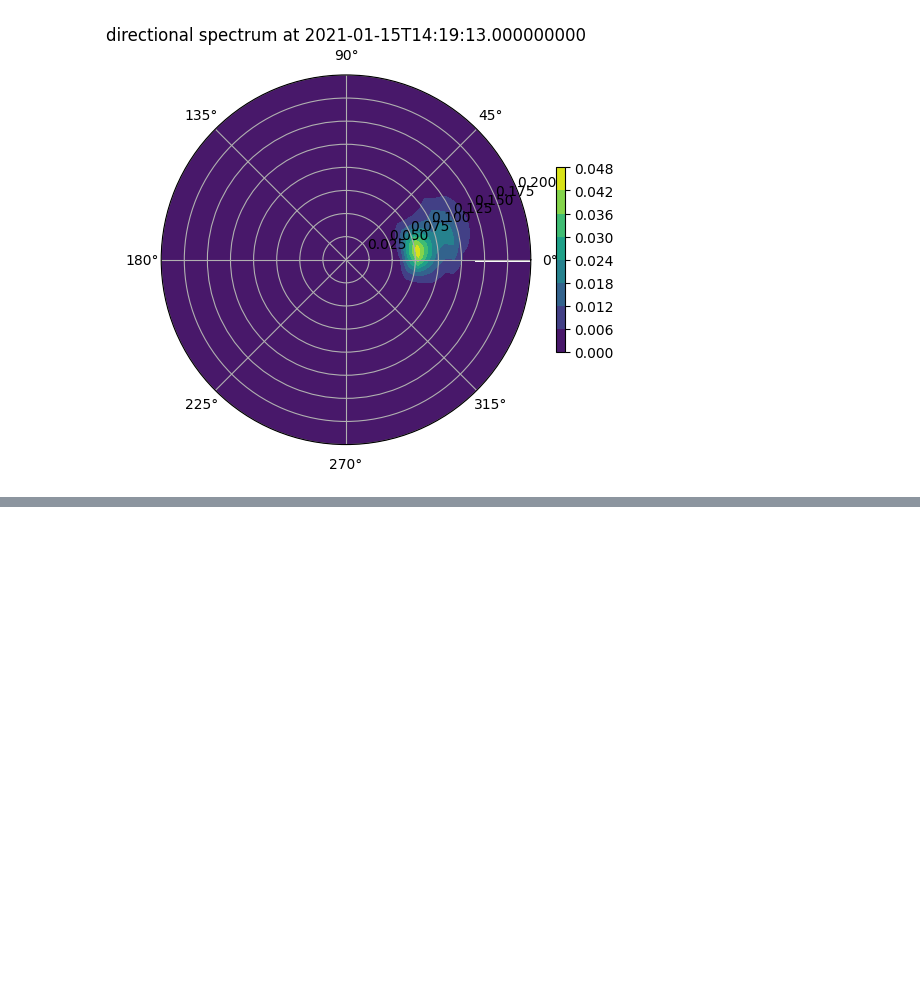
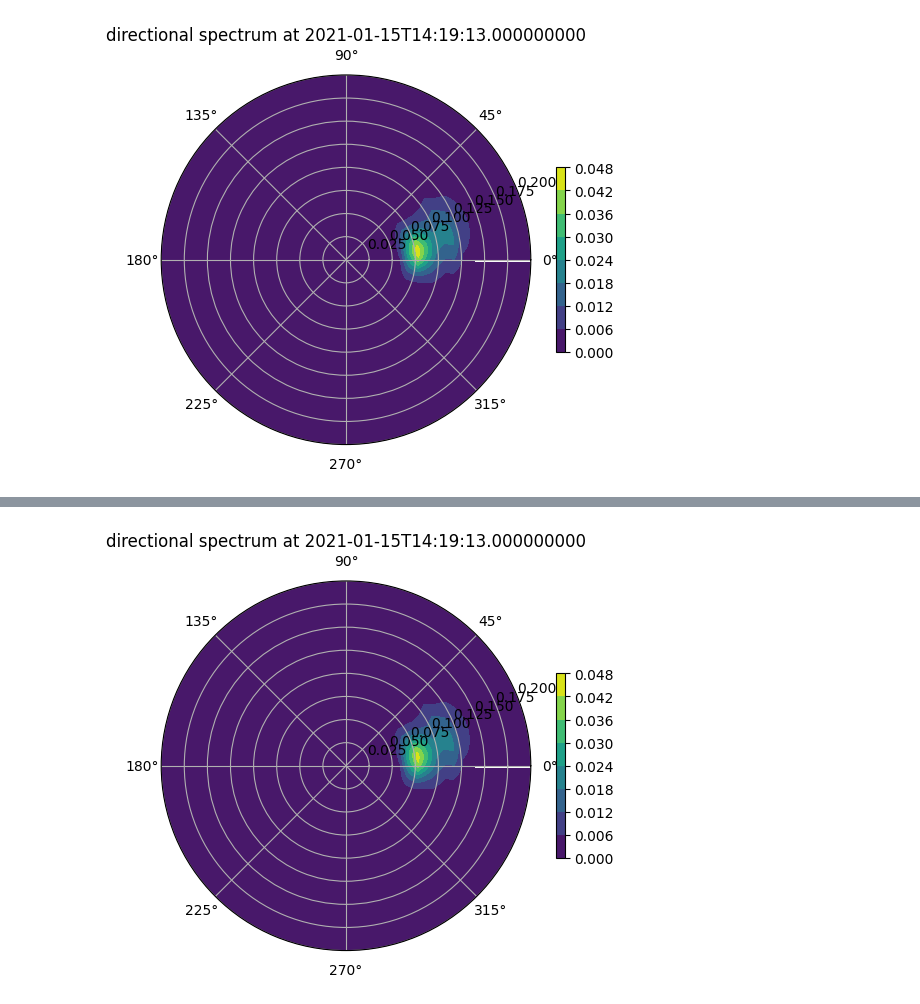
Before and after one commit to sofarocean/spotter-analysis-examples, a Jupyter notebook: sd_card_analysis.ipynb, the cells around one changed output, grey strips where cells are left out. Saved outputs shown, nothing was run; the diff lists cells and outputs as text; code cells hidden in the pictures; blank space fills up the shorter version.

```diff
--- a/sd_card_analysis.ipynb
+++ b/sd_card_analysis.ipynb
@@ -177,0 +203,21 @@ Text(0.5, 1.0, 'directional spectrum at 2021-01-15T14:19:13.000000000')
+# %%
+a1 = spectrum.a1[0].values
+a2 = spectrum.a2[0].values
+b1 = spectrum.b1[0].values
+b2 = spectrum.b2[0].values
+e = spectrum.variance_density[0].values
+
+direction = np.linspace(0, 360, 360, endpoint=False)
+# %%
+dir_spectrum = estimate_directional_spectrum_from_moments(e, a1, b1, a2, b2, direction)
+# %%
+fig, ax = plt.subplots(1,1,subplot_kw=dict(projection='polar'))
+theta = np.deg2rad(spectrum2D.direction())
+im = ax.contourf(theta, spectrum.frequency, dir_spectrum, cmap='viridis')
+ax.set_xlim([0*np.pi,2*np.pi])
+ax.set_ylim([0,0.2])
+ax.set_theta_zero_location("E")
+ax.grid('on')
+plt.colorbar(im,shrink=0.5)
+plt.title(f'directional spectrum at {spectrum2D.time[0].values}')
+# %% [output]
@@ -177,0 +225 @@ Text(0.5, 1.0, 'directional spectrum at 2021-01-15T14:19:13.000000000')
+[figure, added]
```
Also changed, not shown: parts of 7 cells of this notebook, 4 other files.
